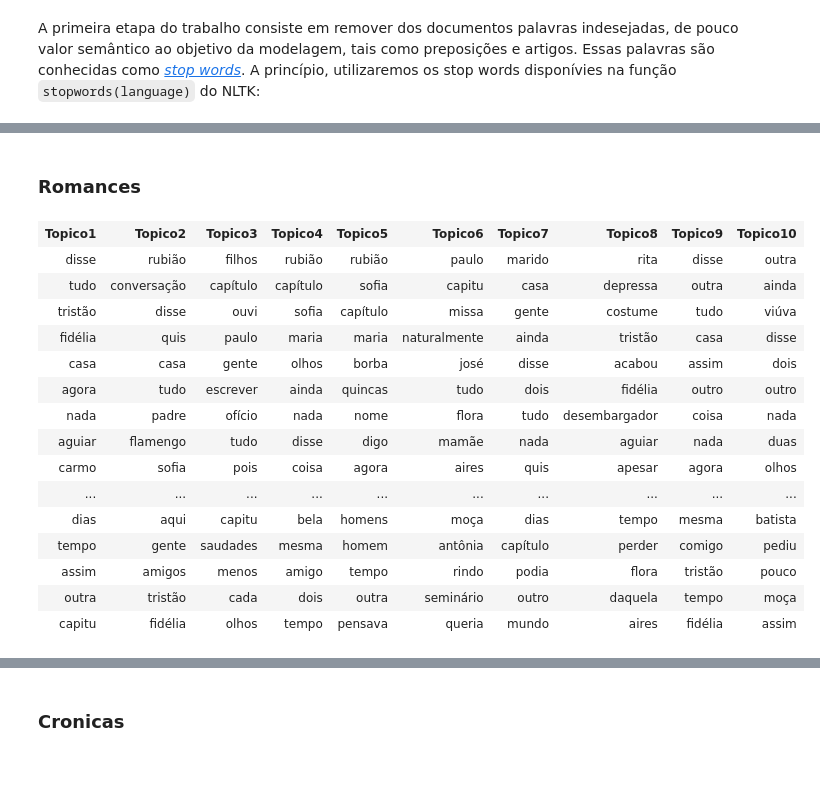
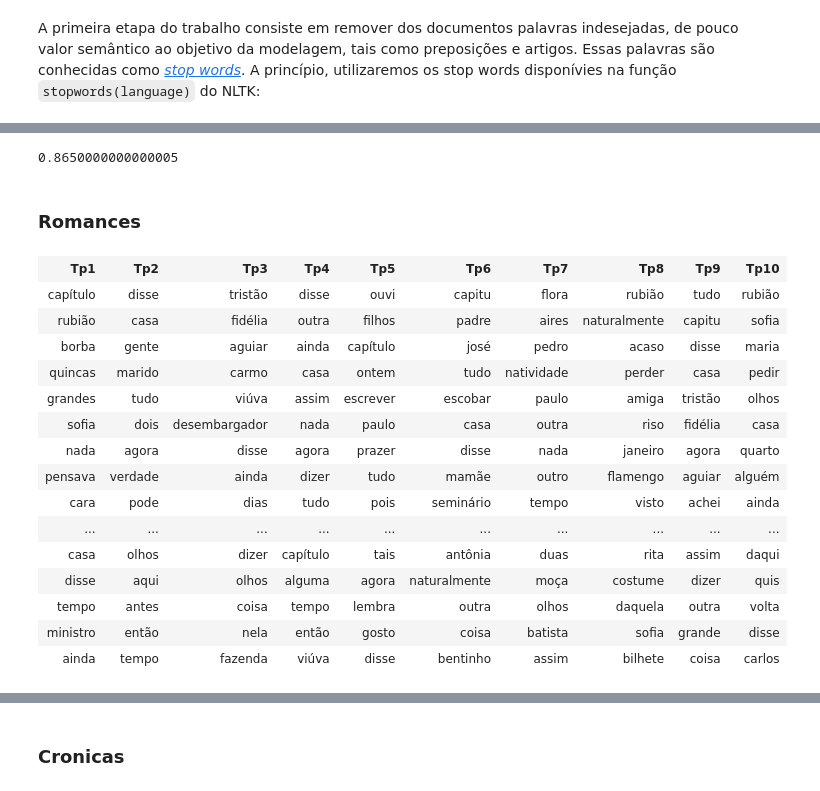
Before and after one commit to sergiosilvar/fgv_modelagem_assuntos, a Jupyter notebook: LDA_Machado.ipynb, the cells around one changed output, grey strips where cells are left out. Saved outputs shown, nothing was run; the diff lists cells and outputs as text; code cells hidden in the pictures.

```diff
--- a/LDA_Machado.ipynb
+++ b/LDA_Machado.ipynb
@@ -170,5 +205,30 @@ Para executar o LDA com o Gensim, ao contrário do que está [na documentação]
 # %%
-def executa_lda(corpus, K):
+
+def lda_batch(corpus, K):
+    '''
+    Executa o LDA em modo batch, em que todos os docuemntos do corpus são avaliados de uma única vez.
+    '''
+    # Marca o início do LDA.
+    t0 = datetime.datetime.now()
+
+    # Cria dicionário Gensim com vocabulário a partir do corpus.
+    sets = [set(c) for c in corpus]
+    vocab = set.union(*sets)
+    dictionary = corpora.Dictionary([vocab])
+
+    # Cria o bag-of-words.
+    bag = [dictionary.doc2bow(doc) for doc in corpus]
+
+    lda = ldamodel.LdaModel(bag, id2word=dictionary, num_topics=K )
+
+    delta_t = datetime.datetime.now()-t0
+    print 'LDA dos {} documentos terminado em em {} segundos.'.format(len(bag), delta_t.seconds) # Leva 285 segundos.
+    return lda
+
+def lda_online(corpus, K):
+    '''
+    Executa o LDA em modo online, onde os documentos do corpus são avaliados iterativamente.
+    '''
 
     # Marca o início do LDA.
     t0 = datetime.datetime.now()
@@ -193,22 +253,29 @@ def executa_lda(corpus, K):
     return lda
 
 def topicos(lda, n_words=10):
+    '''
+    Representação textual dos tópicos encontrados pelo LDA do GENSIM.
+    '''
     top,dist = _obtem_topicos( lda, n_words=n_words)
     t = PrettyTable()
     t._repr_html_ = t.get_html_string
     t.padding_width = 1
     for i in range(len(top)):
-        t.add_column('Topico{}'.format(i+1), top[i])
+        t.add_column('Tp{}'.format(i+1), top[i])
 
     return t
 
 def distribuicoes(lda, n_words=10):
+    '''
+    Representação textual da distribuição de probabilidade das palavras por tópicos encontrados pelo LDA do GENSIM.
+    '''
+
     top,dist = _obtem_topicos( lda,  n_words=n_words)
     t = PrettyTable()
     t._repr_html_ = t.get_html_string
     t.padding_width = 1
     for i in range(len(top)):
-        t.add_column('Topico{}'.format(i+1), dist[i])
+        t.add_column('Tp{}'.format(i+1), dist[i])
 
     return t
 
@@ -273,26 +408,31 @@ distribuicoes(lda)
+# %%
+y = (_obtem_topicos(lda,lda.num_terms)[1])[9]
+sum(y)
+# %% [output]
+0.8650000000000005
 # %% [markdown]
 ### Romances
 # %%
 idx = [i for i,x in enumerate(indice) if x == 'romance']
 sel_corpus = corpus[min(idx):max(idx)+1]
 
-lda = executa_lda(sel_corpus, K=10)
+ldar = executa_lda(sel_corpus, K=10)
 
-topicos(lda,20)
+topicos(ldar,20)
 # %% [output]
-| Topico1 | Topico2 | Topico3 | Topico4 | Topico5 | Topico6 | Topico7 | Topico8 | Topico9 | Topico10 |
-| disse | rubião | filhos | rubião | rubião | paulo | marido | rita | disse | outra |
-| tudo | conversação | capítulo | capítulo | sofia | capitu | casa | depressa | outra | ainda |
-| tristão | disse | ouvi | sofia | capítulo | missa | gente | costume | tudo | viúva |
-| fidélia | quis | paulo | maria | maria | naturalmente | ainda | tristão | casa | disse |
-| casa | casa | gente | olhos | borba | josé | disse | acabou | assim | dois |
-| agora | tudo | escrever | ainda | quincas | tudo | dois | fidélia | outro | outro |
-| nada | padre | ofício | nada | nome | flora | tudo | desembargador | coisa | nada |
-| aguiar | flamengo | tudo | disse | digo | mamãe | nada | aguiar | nada | duas |
-| carmo | sofia | pois | coisa | agora | aires | quis | apesar | agora | olhos |
+| Tp1 | Tp2 | Tp3 | Tp4 | Tp5 | Tp6 | Tp7 | Tp8 | Tp9 | Tp10 |
+| capítulo | disse | tristão | disse | ouvi | capitu | flora | rubião | tudo | rubião |
+| rubião | casa | fidélia | outra | filhos | padre | aires | naturalmente | capitu | sofia |
+| borba | gente | aguiar | ainda | capítulo | josé | pedro | acaso | disse | maria |
+| quincas | marido | carmo | casa | ontem | tudo | natividade | perder | casa | pedir |
+| grandes | tudo | viúva | assim | escrever | escobar | paulo | amiga | tristão | olhos |
+| sofia | dois | desembargador | nada | paulo | casa | outra | riso | fidélia | casa |
+| nada | agora | disse | agora | prazer | disse | nada | janeiro | agora | quarto |
+| pensava | verdade | ainda | dizer | tudo | mamãe | outro | flamengo | aguiar | alguém |
+| cara | pode | dias | tudo | pois | seminário | tempo | visto | achei | ainda |
 | ... | ... | ... | ... | ... | ... | ... | ... | ... | ... |
-| dias | aqui | capitu | bela | homens | moça | dias | tempo | mesma | batista |
-| tempo | gente | saudades | mesma | homem | antônia | capítulo | perder | comigo | pediu |
-| assim | amigos | menos | amigo | tempo | rindo | podia | flora | tristão | pouco |
-| outra | tristão | cada | dois | outra | seminário | outro | daquela | tempo | moça |
-| capitu | fidélia | olhos | tempo | pensava | queria | mundo | aires | fidélia | assim |
+| casa | olhos | dizer | capítulo | tais | antônia | duas | rita | assim | daqui |
+| disse | aqui | olhos | alguma | agora | naturalmente | moça | costume | dizer | quis |
+| tempo | antes | coisa | tempo | lembra | outra | olhos | daquela | outra | volta |
+| ministro | então | nela | então | gosto | coisa | batista | sofia | grande | disse |
+| ainda | tempo | fazenda | viúva | disse | bentinho | assim | bilhete | coisa | carlos |
```
Also changed, not shown: parts of 21 cells of this notebook.
